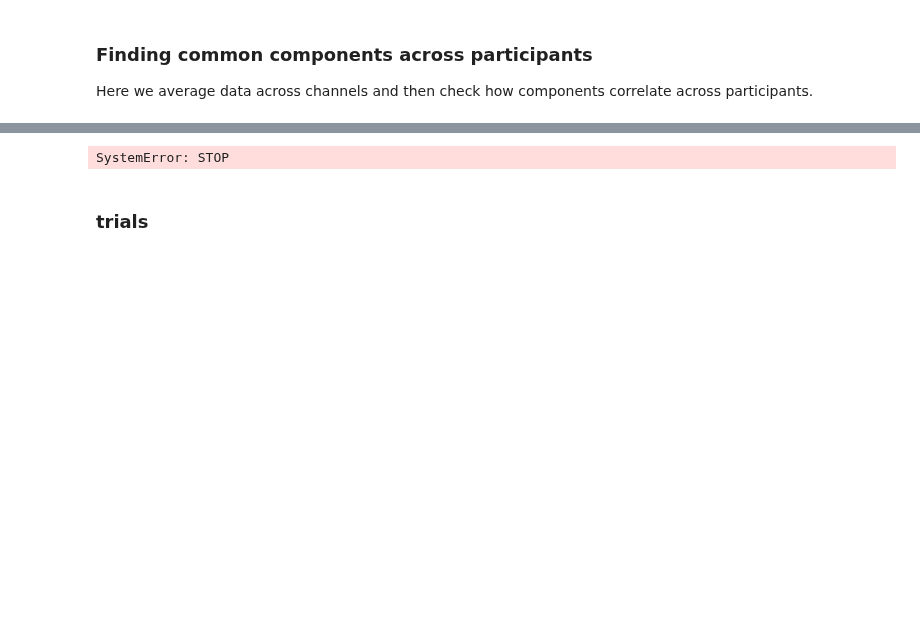
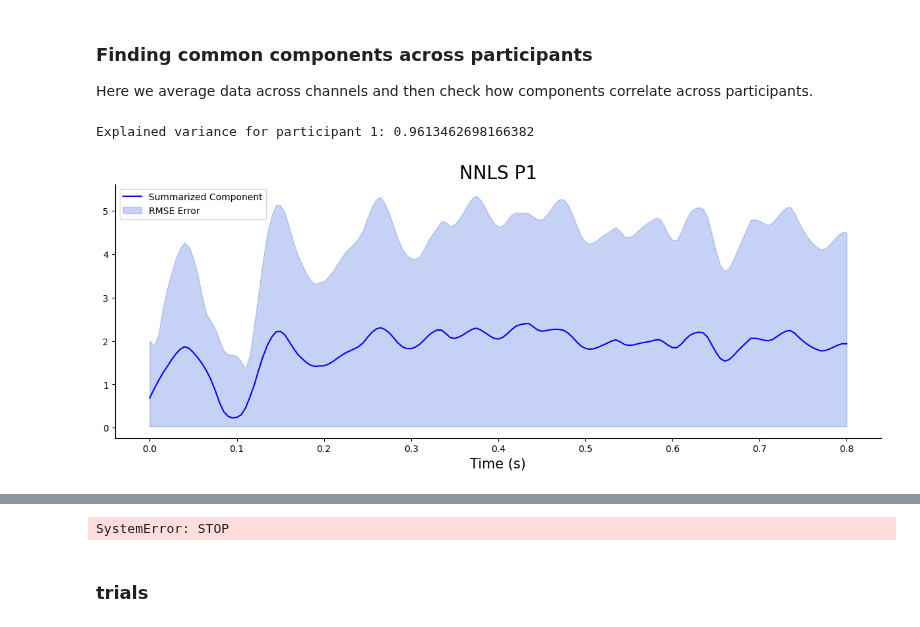
Before and after one commit to AtharvSuryawanshi/Neural-Representations-using-Things-Database, a Jupyter notebook: notebooks/NMF_meg10.ipynb, the cells around one changed output, grey strips where cells are left out. Saved outputs shown, nothing was run; the diff lists cells and outputs as text; code cells hidden in the pictures; blank space fills up the shorter version.

```diff
--- a/notebooks/NMF_meg10.ipynb
+++ b/notebooks/NMF_meg10.ipynb
@@ -732,3 +770,8 @@ def max_corr_components(participant1, participant2):
     plt.tight_layout()
     plt.show()
     return unique_pairs, corr_matrix
+# %%
+plot_summarized_component(nnls_1[2,:,:], 1, title = 'NNLS P1')
+# %% [output]
+Explained variance for participant 1: 0.9613462698166382
+[figure, added]
```
Also changed, not shown: parts of 4 cells of this notebook, 1 other file.
